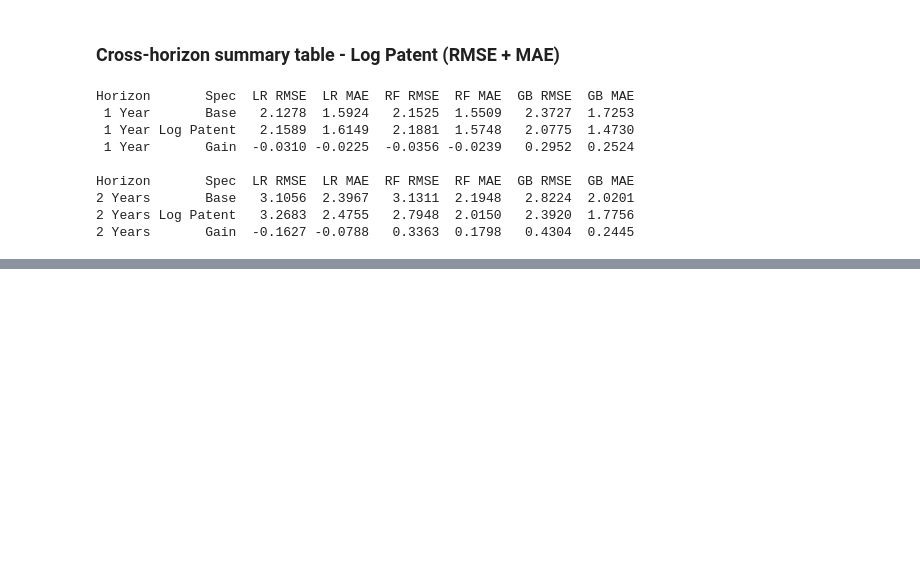
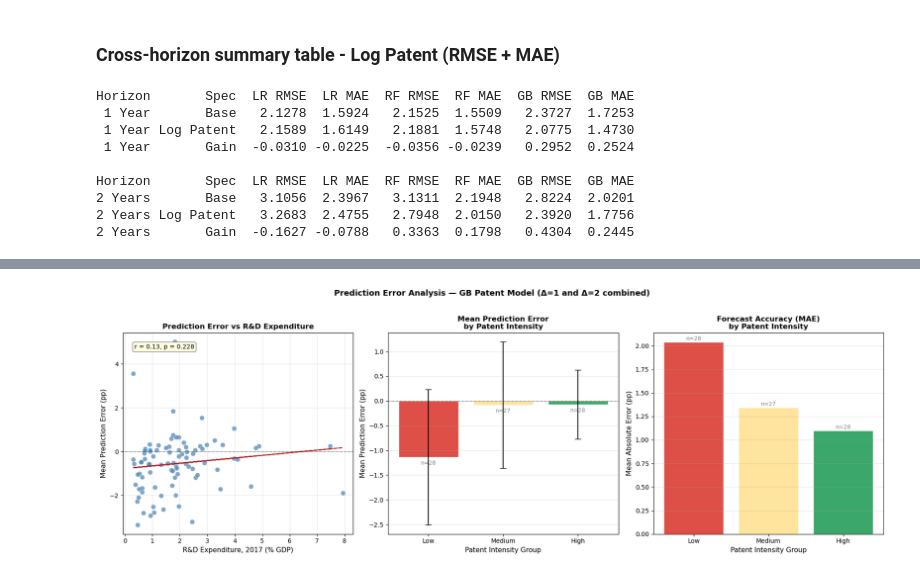
Before and after one commit to SL-Pedro/masters, a Jupyter notebook: Patents1.3.ipynb, the cells around one changed output, grey strips where cells are left out. Cells and saved outputs as stored; diff of their text form; code cells hidden in the pictures; blank space fills up the shorter version.

```diff
--- a/Patents1.3.ipynb
+++ b/Patents1.3.ipynb
@@ -4238,0 +4922,96 @@ Horizon       Spec  LR RMSE  LR MAE  RF RMSE  RF MAE  GB RMSE  GB MAE
+# %%
+import matplotlib.pyplot as plt
+import pandas as pd
+import numpy as np
+from scipy import stats
+
+# ── 1. Merge region errors with patent and RD data (2017) ─────────────────
+df_pat_2017 = df_pat[df_pat["Year"] == 2017][
+    ["NUTS", "patent_per_capita", "patent_count", "rd_expenditure", "human_capital"]
+].copy()
+
+df_analysis = df_region_errors.merge(df_pat_2017, on="NUTS", how="left")
+print(f"Regiões para análise: {len(df_analysis)}")
+
+# ── 2. Correlação: erro vs RD expenditure (proxy inequality) ──────────────
+df_rd = df_analysis.dropna(subset=["rd_expenditure", "mean_error"])
+slope_rd, intercept_rd, r_rd, p_rd, _ = stats.linregress(
+    df_rd["rd_expenditure"], df_rd["mean_error"]
+)
+
+# ── 3. Grupos por intensidade de patentes (tercis) ────────────────────────
+df_pat_groups = df_analysis.dropna(subset=["patent_per_capita"])
+df_pat_groups = df_pat_groups.copy()
+df_pat_groups["patent_group"] = pd.qcut(
+    df_pat_groups["patent_per_capita"],
+    q=3,
+    labels=["Low", "Medium", "High"]
+)
+
+group_stats = df_pat_groups.groupby("patent_group").agg(
+    n_regions=("NUTS", "count"),
+    mean_error=("mean_error", "mean"),
+    mae=("mae", "mean"),
+    std_error=("mean_error", "std")
+).reset_index()
+
+print("\nGrupos por intensidade de patentes:")
+print(group_stats.to_string(index=False))
+
+# ── 4. Figure ─────────────────────────────────────────────────────────────
+fig, axes = plt.subplots(1, 3, figsize=(18, 6))
+
+# --- Scatter: erro vs RD expenditure ---
+ax1 = axes[0]
+ax1.scatter(df_rd["rd_expenditure"], df_rd["mean_error"],
+            color="steelblue", alpha=0.7, edgecolors="white", linewidth=0.5, s=60)
+ax1.plot(df_rd["rd_expenditure"],
+         slope_rd * df_rd["rd_expenditure"] + intercept_rd,
+         color="firebrick", linewidth=1.5, linestyle="--")
+ax1.axhline(0, color="black", linewidth=0.8, linestyle=":")
+ax1.set_xlabel("R&D Expenditure, 2017 (% GDP)", fontsize=11)
+ax1.set_ylabel("Mean Prediction Error (pp)", fontsize=11)
+ax1.set_title("Prediction Error vs R&D Expenditure", fontsize=12, fontweight="bold")
+ax1.annotate(
+    f"r = {r_rd:.2f}, p = {p_rd:.3f}",
+    xy=(0.05, 0.92), xycoords="axes fraction", fontsize=10,
+    bbox=dict(boxstyle="round,pad=0.3", facecolor="lightyellow", edgecolor="grey")
+)
+ax1.grid(alpha=0.3)
+
+# --- Bar: mean error by patent group ---
+ax2 = axes[1]
+colors = ["#d73027", "#fee08b", "#1a9850"]
+bars = ax2.bar(group_stats["patent_group"], group_stats["mean_error"],
+               color=colors, alpha=0.85, edgecolor="white",
+               yerr=group_stats["std_error"], capsize=5)
+ax2.axhline(0, color="black", linewidth=0.8, linestyle=":")
+ax2.set_xlabel("Patent Intensity Group", fontsize=11)
+ax2.set_ylabel("Mean Prediction Error (pp)", fontsize=11)
+ax2.set_title("Mean Prediction Error\nby Patent Intensity", fontsize=12, fontweight="bold")
+for bar, n in zip(bars, group_stats["n_regions"]):
+    ax2.text(bar.get_x() + bar.get_width()/2,
+             bar.get_height() + 0.05 if bar.get_height() >= 0 else bar.get_height() - 0.15,
+             f"n={n}", ha="center", fontsize=9, color="grey")
+ax2.grid(axis="y", alpha=0.3)
+
+# --- Bar: MAE by patent group ---
+ax3 = axes[2]
+ax3.bar(group_stats["patent_group"], group_stats["mae"],
+        color=colors, alpha=0.85, edgecolor="white")
+ax3.set_xlabel("Patent Intensity Group", fontsize=11)
+ax3.set_ylabel("Mean Absolute Error (pp)", fontsize=11)
+ax3.set_title("Forecast Accuracy (MAE)\nby Patent Intensity", fontsize=12, fontweight="bold")
+for i, (mae_val, n) in enumerate(zip(group_stats["mae"], group_stats["n_regions"])):
+    ax3.text(i, mae_val + 0.02, f"n={n}", ha="center", fontsize=9, color="grey")
+ax3.grid(axis="y", alpha=0.3)
+
+plt.suptitle(
+    "Prediction Error Analysis — GB Patent Model (Δ=1 and Δ=2 combined)",
+    fontsize=13, fontweight="bold", y=1.02
+)
+plt.tight_layout()
+plt.savefig("error_analysis_extended.png", dpi=200, bbox_inches="tight")
+plt.show()
+print("Saved: error_analysis_extended.png")
+# %% [output]
@@ -4238,0 +5025 @@ Horizon       Spec  LR RMSE  LR MAE  RF RMSE  RF MAE  GB RMSE  GB MAE
+[figure, added]
```
Also changed, not shown: parts of 50 cells of this notebook.
